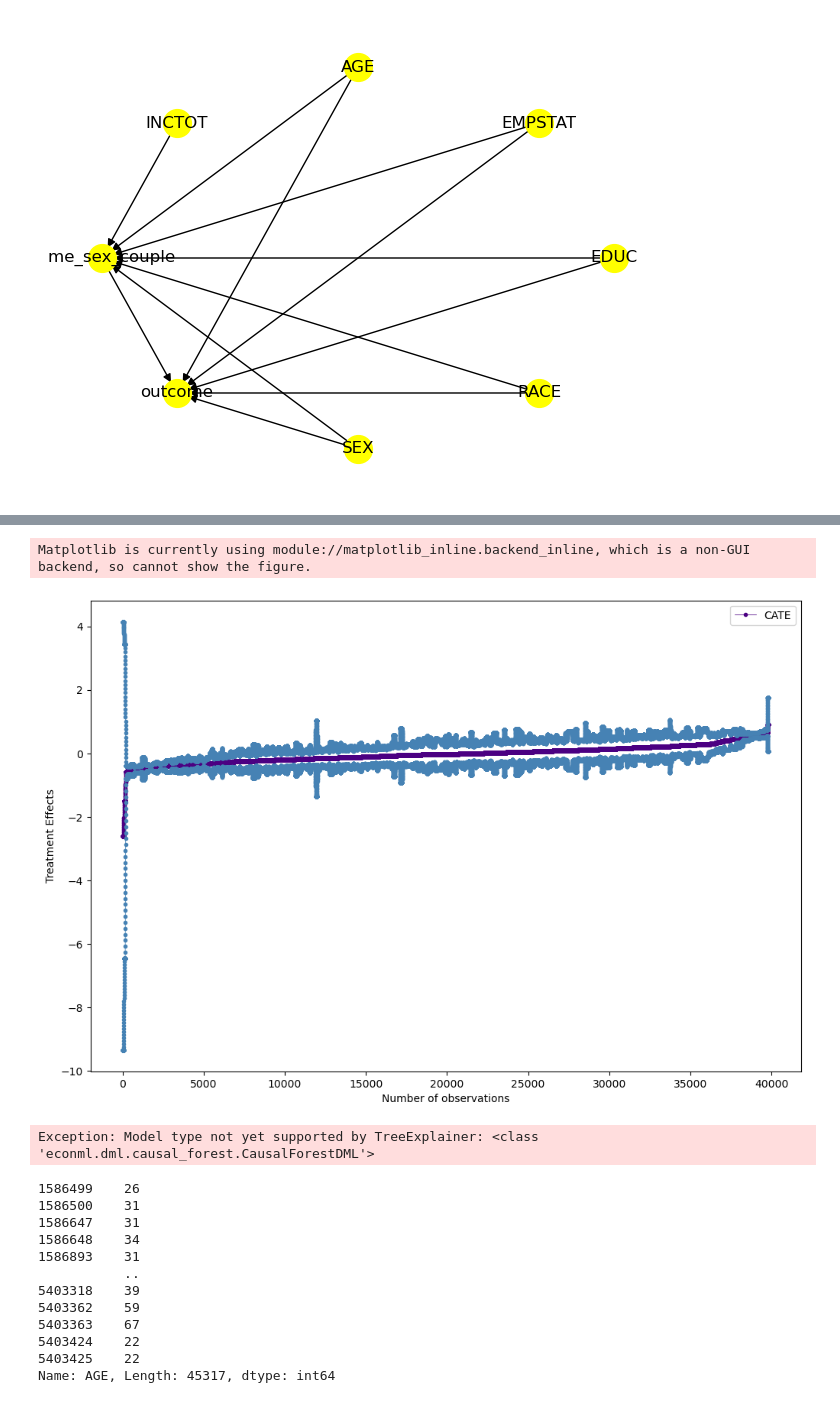
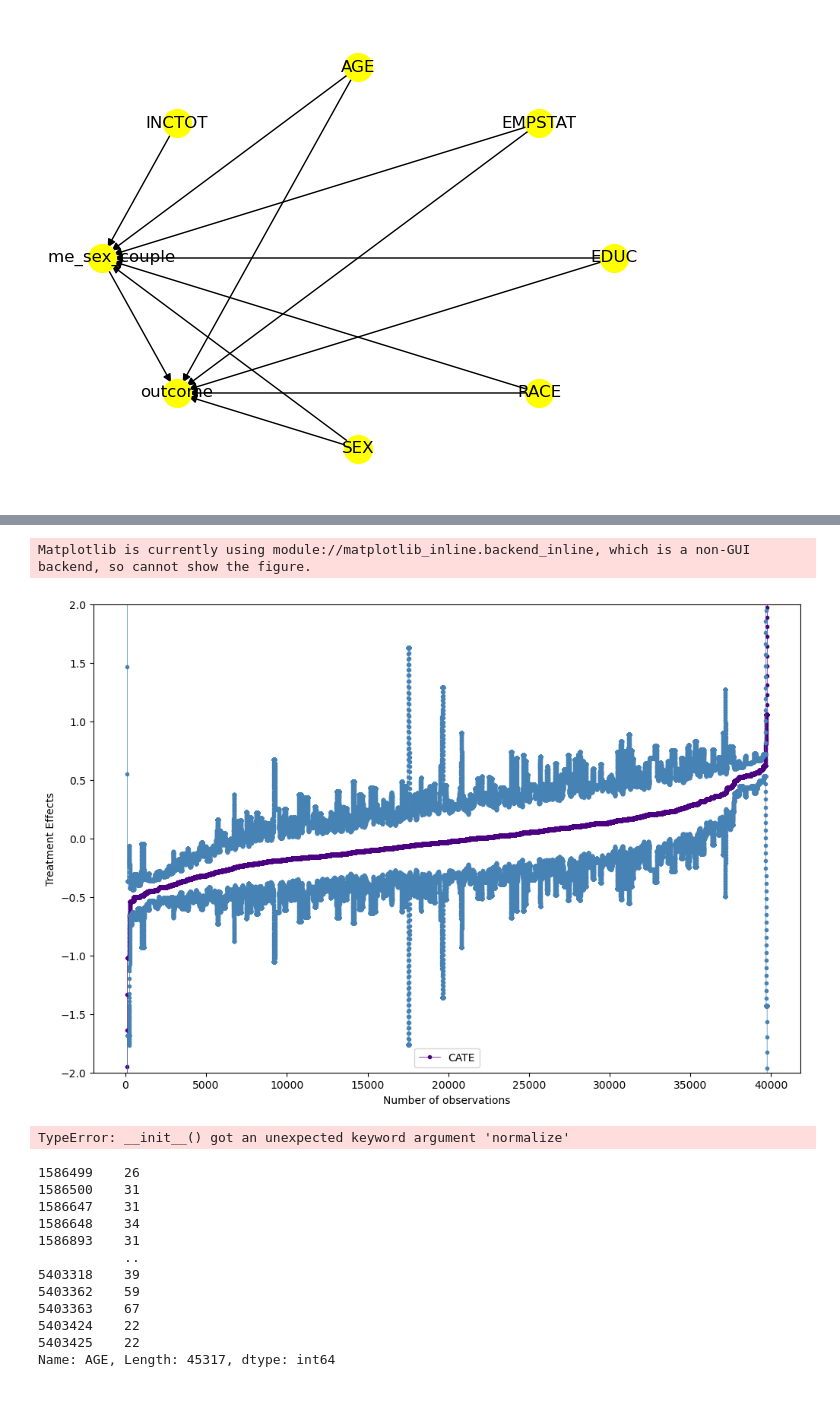
Before and after one commit to Krish26-2000/Generalised_Random_Forest_Methods, a Jupyter notebook: src/generalised_random_forest_methods/data_management/causal_IV2.ipynb, the cells around one changed output, grey strips where cells are left out. Saved outputs shown, nothing was run; the diff lists cells and outputs as text; code cells hidden in the pictures.

```diff
--- a/src/generalised_random_forest_methods/data_management/causal_IV2.ipynb
+++ b/src/generalised_random_forest_methods/data_management/causal_IV2.ipynb
@@ -257,27 +257,33 @@ z = df.rolling(window=30, center=True).mean()
 # %%
 fig, ax = plt.subplots(figsize =(12, 8))
 # plotlines for treatment effects and confidence intervals
 ax.plot(z['cate'],
         marker='.', linestyle='-', linewidth=0.5, label='CATE', color='indigo')
 ax.plot(z['lb'],
         marker='.', linestyle='-', linewidth=0.5, color='steelblue')
 ax.plot(z['ub'],
         marker='.', linestyle='-', linewidth=0.5, color='steelblue')
 # axes and create legend
 ax.set_ylabel('Treatment Effects')
 ax.set_xlabel('Number of observations')
+ax.set_ylim(-2,2)
 ax.legend()
 fig.show()
 # %% [output]
 Matplotlib is currently using module://matplotlib_inline.backend_inline, which is a non-GUI backend, so cannot show the figure.
-[figure, old version]
+[figure, new version]
-# %%
-import shap
-explainer = shap.explainers.Tree(causal_forest, shap.maskers.Independent(X, max_samples=200))
-shap_values = explainer(X[:250])
-shap.plots.beeswarm(shap_values)
-# %% [output]
-Exception: Model type not yet supported by TreeExplainer: <class 'econml.dml.causal_forest.CausalForestDML'>
+# %%
+import shap
+# fit causal forest with default parameters
+causal_forest = CausalForestDML()
+causal_forest.fit(Y, T, X=X, W=W)
+
+# calculate shap values of causal forest model
+shap_values = causal_forest.shap_values(X)
+# plot shap values
+shap.summary_plot(shap_values['Y0']['T0'])
+# %% [output]
+TypeError: __init__() got an unexpected keyword argument 'normalize'
 # %%
 X = features
 Y = outcome
```
Also changed, not shown: parts of 1 cell of this notebook, 2 other files.
